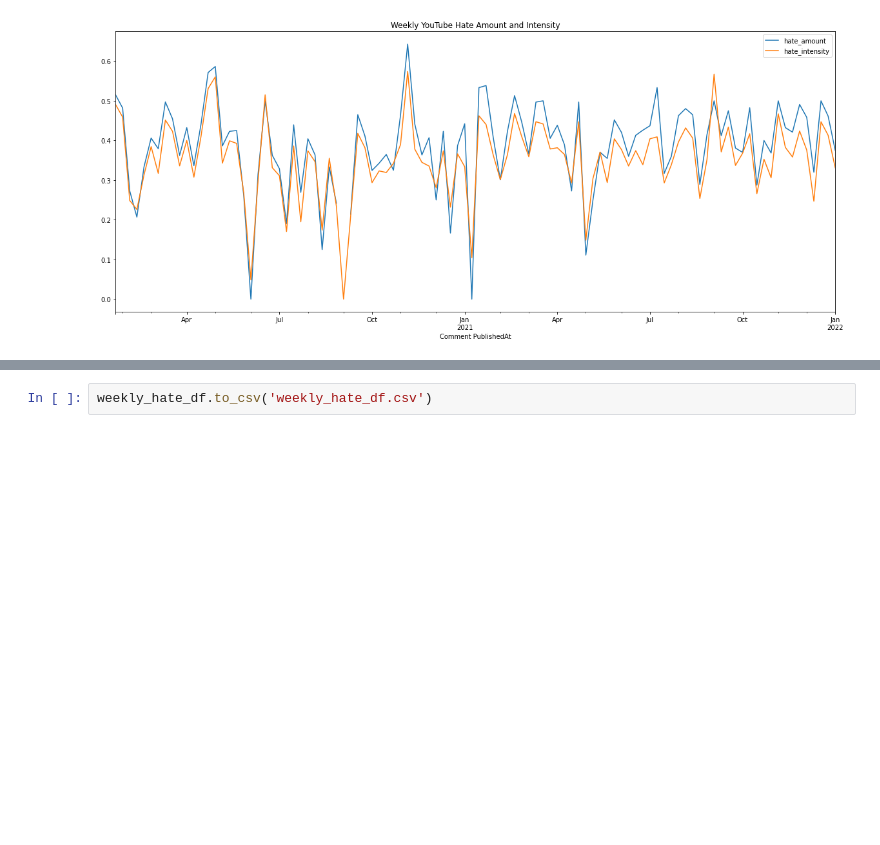
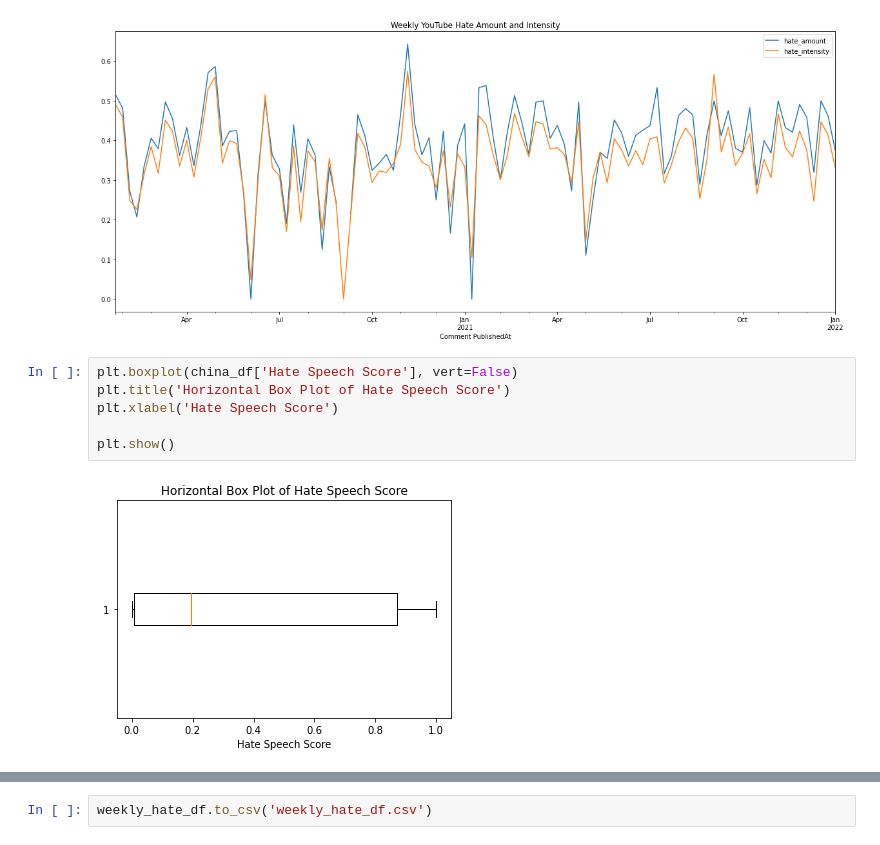
Before and after one commit to yuzhouw313/thesis_clean, a Jupyter notebook: Analysis/content_analysis.ipynb, the cells around one changed output, grey strips where cells are left out. Saved outputs shown, nothing was run; the diff lists cells and outputs as text; blank space fills up the shorter version.

```diff
--- a/Analysis/content_analysis.ipynb
+++ b/Analysis/content_analysis.ipynb
@@ -65,3 +68,11 @@ weekly_hate_df = pd.DataFrame({
 plot = weekly_hate_df.plot(figsize=(20, 8), title="Weekly YouTube Hate Amount and Intensity")
 # %% [output]
 [figure]
+# %%
+plt.boxplot(china_df['Hate Speech Score'], vert=False)
+plt.title('Horizontal Box Plot of Hate Speech Score')
+plt.xlabel('Hate Speech Score')
+
+plt.show()
+# %% [output]
+[figure, added]
```
Also changed, not shown: parts of 23 cells of this notebook, 1 other file.
